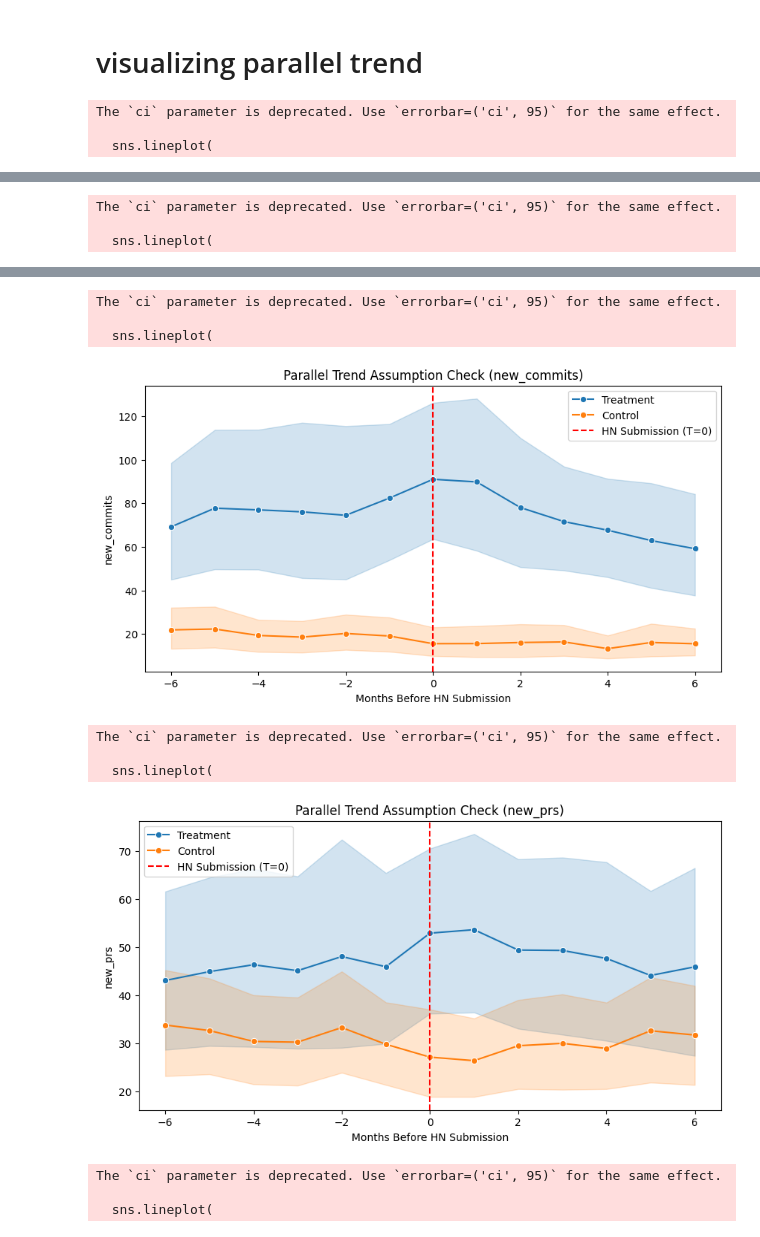
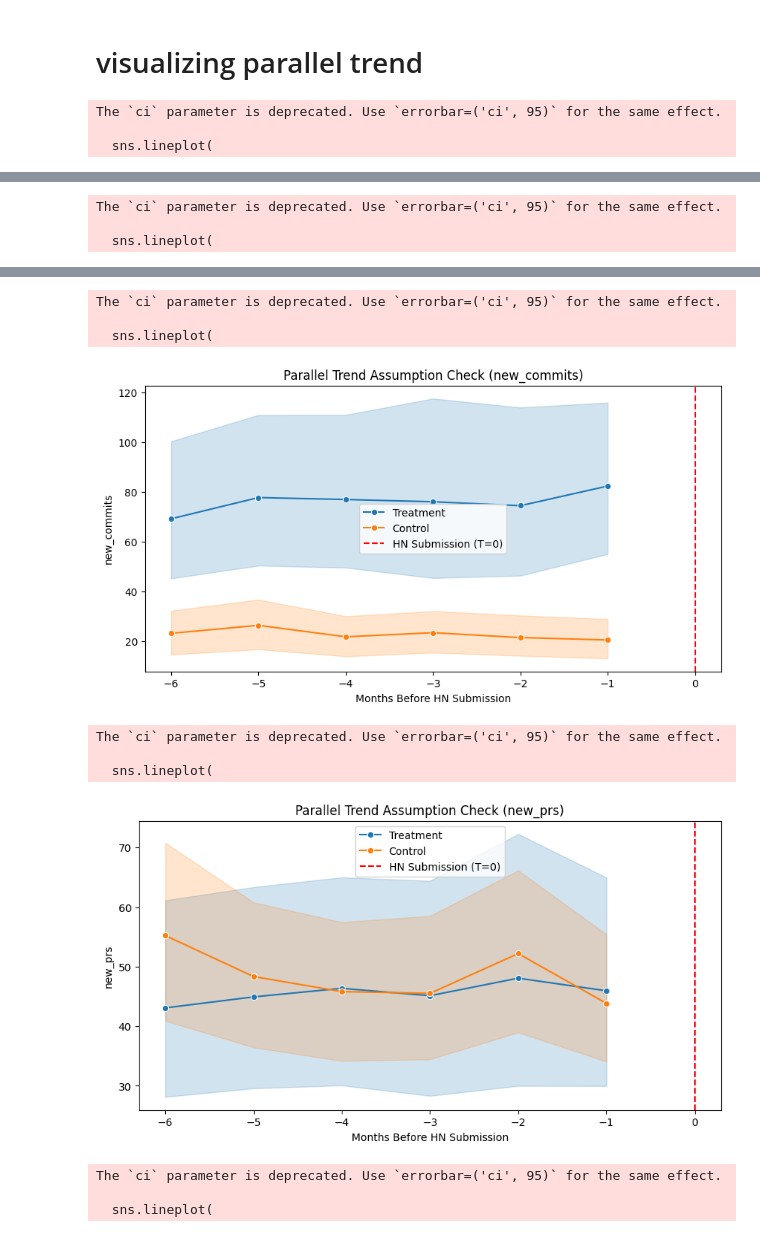
Before and after one commit to MUICT-SERU/SP2024-GPT, a Jupyter notebook: src/rq3/3c-causal-analysis/match-parallel-trend-assumption.ipynb, the cells around one changed output, grey strips where cells are left out. Drawn from its saved outputs; the diff is of its cells as text; code cells hidden in the pictures.

```diff
--- a/src/rq3/3c-causal-analysis/match-parallel-trend-assumption.ipynb
+++ b/src/rq3/3c-causal-analysis/match-parallel-trend-assumption.ipynb
@@ -125,8 +125,8 @@ from sklearn.metrics.pairwise import cosine_similarity, euclidean_distances
 # Load datasets
 treatment_metrics = pd.read_csv("../dataset/hn-stories-gh-ai-metrics-[6months-before-after-hn].csv")
 treatment_metadata = pd.read_csv("../dataset/hn-stories-gh-ai-metadata.csv")
-control_metrics = pd.read_csv("../dataset/nonhn-gh-ai-metrics-[2500].csv")
-control_metadata = pd.read_csv("../dataset/nonhn-gh-ai-metadata.csv")
+control_metrics = pd.read_csv("../dataset/nonhn-gh-ai-metrics-[2147].csv", encoding="utf-7")
+control_metadata = pd.read_csv("../dataset/nonhn-gh-ai-metadata-[2147].csv")
 
 # Convert date columns
 treatment_metrics['month'] = pd.to_datetime(treatment_metrics['month']).dt.tz_localize('UTC')
@@ -292,7 +292,7 @@ def plot_aggregate_trend(metric):
 
 # Load the original metric data
 df_treatment = pd.read_csv("../dataset/hn-stories-gh-ai-metrics-[6months-before-after-hn].csv")
-df_control = pd.read_csv("../dataset/nonhn-gh-ai-metrics-[2500].csv")
+df_control = pd.read_csv("../dataset/nonhn-gh-ai-metrics-[2147].csv", encoding="utf-7")
 
 for metric in metrics:
     # Load matched treatment-control data
@@ -332,7 +332,7 @@ for metric in metrics:
     df_aligned['relative_month'] = df_aligned['relative_month'].astype(int)
 
     # Filter for pre-submission period (T = -6 to -1)
-    df_aligned = df_aligned[(df_aligned['relative_month'] >= -6) & (df_aligned['relative_month'] <= 6)]
+    df_aligned = df_aligned[(df_aligned['relative_month'] >= -6) & (df_aligned['relative_month'] <= -1)]
 
     plot_aggregate_trend(metric)
 # %% [output]
@@ -347,11 +347,11 @@ The `ci` parameter is deprecated. Use `errorbar=('ci', 95)` for the same effect.
 The `ci` parameter is deprecated. Use `errorbar=('ci', 95)` for the same effect.
 
   sns.lineplot(
-[figure, old version]
+[figure, new version]
 The `ci` parameter is deprecated. Use `errorbar=('ci', 95)` for the same effect.
 
   sns.lineplot(
-[figure, old version]
+[figure, new version]
 The `ci` parameter is deprecated. Use `errorbar=('ci', 95)` for the same effect.
 
   sns.lineplot(
```
Also changed, not shown: parts of 1 cell of this notebook.
